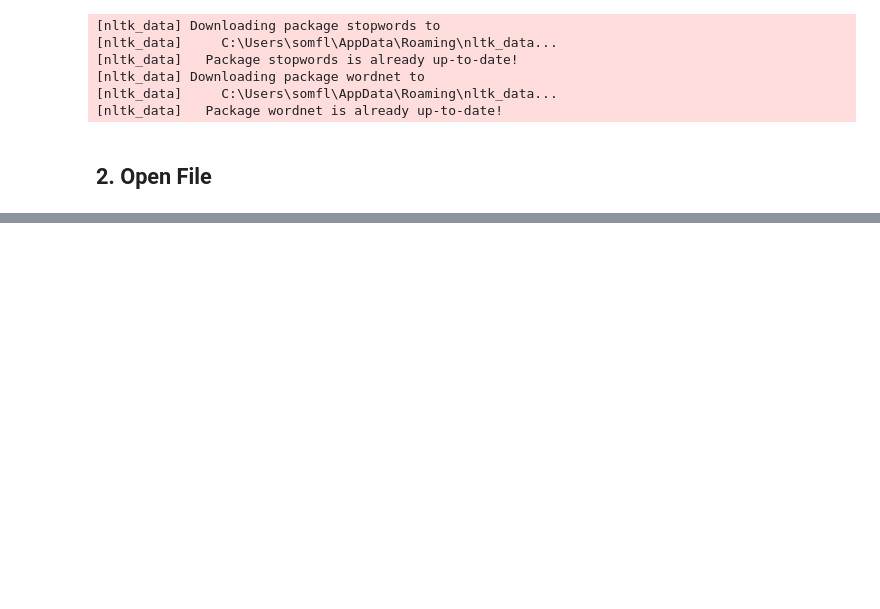
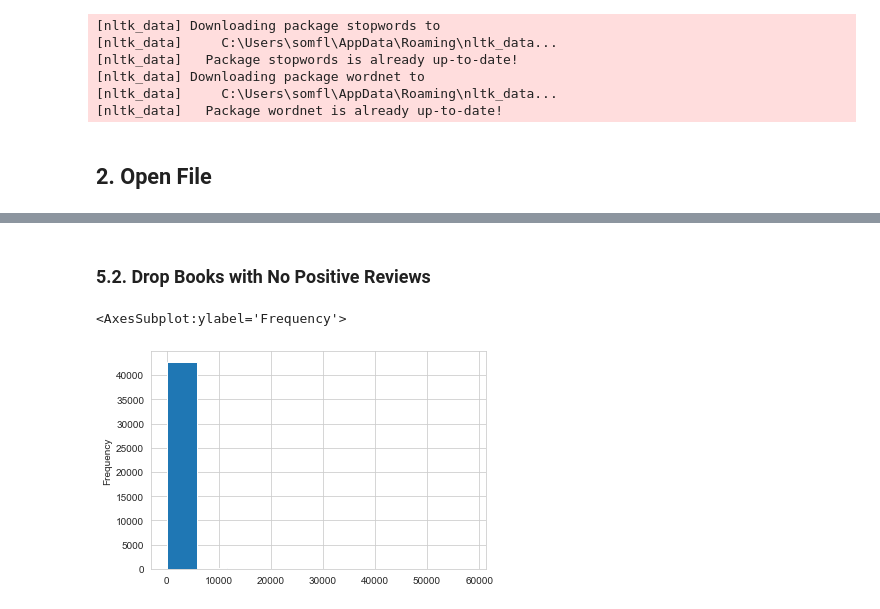
Before and after one commit to somayehY/Somayeh_Youssefi, a Jupyter notebook: Book Recomendation System/BookRecomSys_Preprocessing_Modeling.ipynb, the cells around one changed output, grey strips where cells are left out. Saved outputs shown, nothing was run; the diff lists cells and outputs as text; code cells hidden in the pictures; blank space fills up the shorter version.

```diff
--- a/Book Recomendation System/BookRecomSys_Preprocessing_Modeling.ipynb
+++ b/Book Recomendation System/BookRecomSys_Preprocessing_Modeling.ipynb
@@ -758,10 +310,0 @@ H_nadj.head(10)
-# %%
-# Let's see how many kid books we have:
-kid_book_list = []
-for i in range(len(df)):
-    text = df.loc[i, 'description'].lower()
-    if (((re.search('board book', text)) or (re.search('sensory', text)) or (re.search('touch', text)) or
-    (re.search('lift the flap',text)) or ((re.search('picture',text)) and (re.search('child', text))) or
-    ((re.search('illustration',text)) and (re.search('child', text))) or (re.search('illustration',text)) and (re.search('kid', text))
-       or (re.search('picture',text)) and (re.search('kid', text))) and (re.search('adults', text)==None)):
-        kid_book_list.append(df.loc[i,'book_id'])
@@ -794,0 +328,9 @@ df_kid_book.dropna(subset=['positive_review', 'negative_review'])
+# %%
+# df_kid_book
+non_kid_list = board_book_list
+mask = ~df['book_id'].isin(set(non_kid_list))
+df_kid_book = df[mask]
+df_kid_book = df_kid_book.reset_index()
+df_kid_book.drop(['index'], axis=1, inplace=True)
+
+df_kid_book.shape
@@ -794,0 +358,16 @@ df_kid_book.dropna(subset=['positive_review', 'negative_review'])
+# %% [markdown]
+### 5.2. Drop Books with No Positive Reviews
+# %%
+df_kid_book.dropna(subset=['positive_review'], axis=0, inplace=True)
+# %%
+## let's check the length of reviews
+def splitt(text):
+    text = text.split()
+    return len(text)
+
+df_kid_book['review_length'] = df_kid_book['positive_review'].apply(splitt)
+# %%
+df_kid_book['review_length'].plot.hist(bins=10)
+# %% [output]
+<AxesSubplot:ylabel='Frequency'>
+[figure, added]
```
Also changed, not shown: parts of 85 cells of this notebook.
